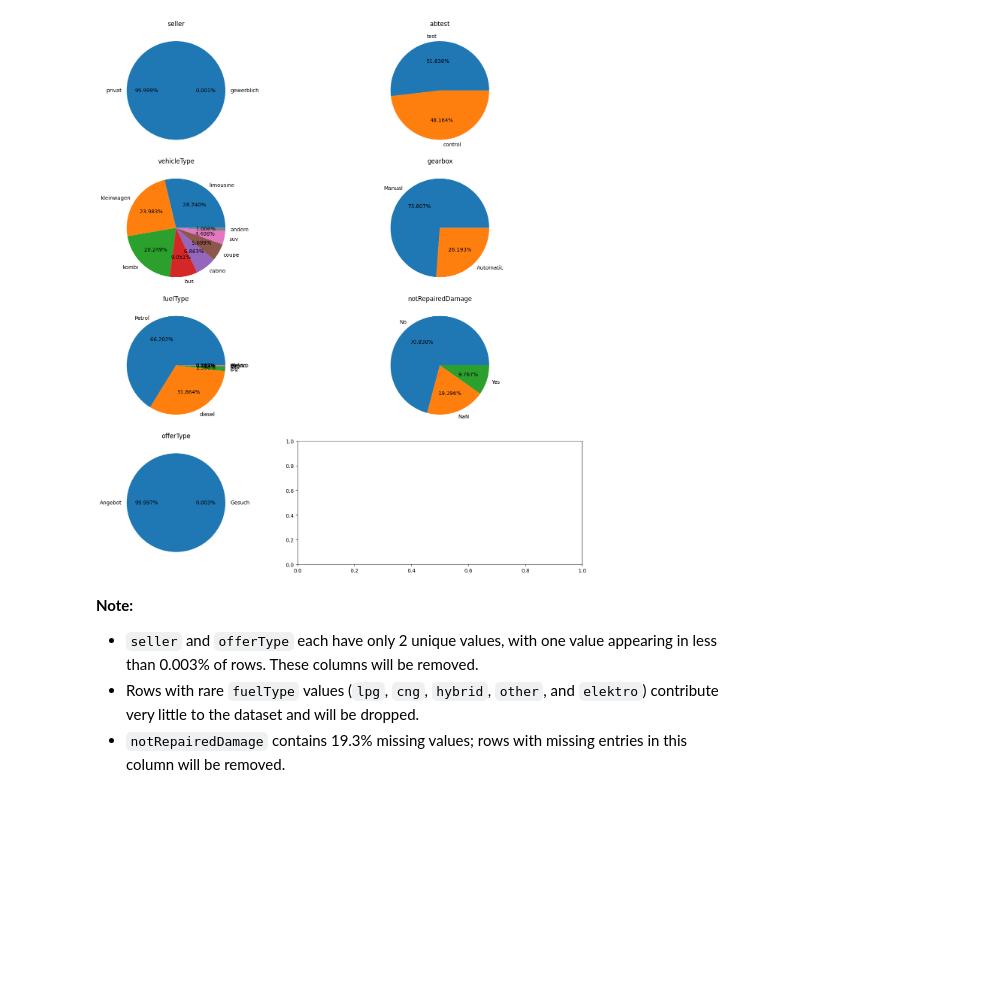
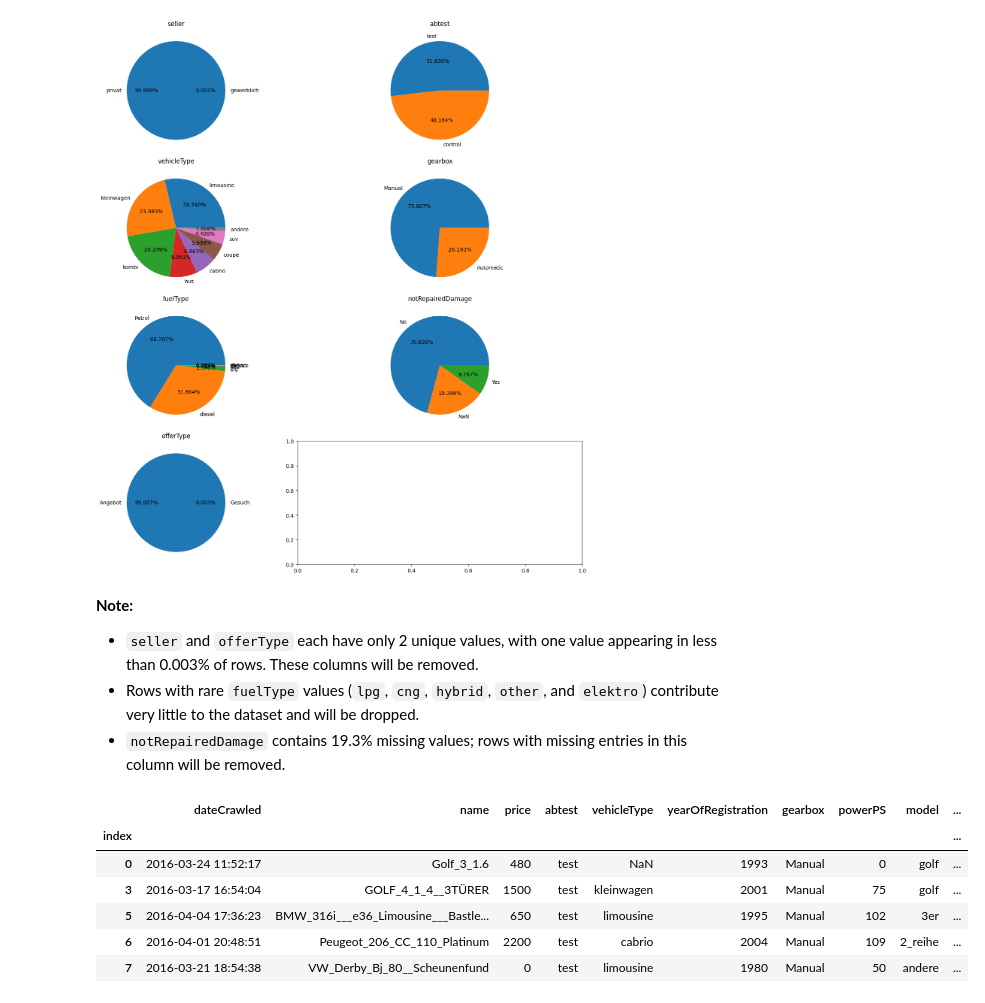
Before and after one commit to Prasadkurapati/CarDataAnalysis, a Jupyter notebook: script.ipynb, the cells around one changed output. Saved outputs shown, nothing was run; the diff lists cells and outputs as text; code cells hidden in the pictures; blank space fills up the shorter version.

```diff
--- a/script.ipynb
+++ b/script.ipynb
@@ -161,3 +161,21 @@ plt.show()
 - `seller` and `offerType` each have only 2 unique values, with one value appearing in less than 0.003% of rows. These columns will be removed.
 - Rows with rare `fuelType` values (`lpg`, `cng`, `hybrid`, `other`, and `elektro`) contribute very little to the dataset and will be dropped.
 - `notRepairedDamage` contains 19.3% missing values; rows with missing entries in this column will be removed.
+# %%
+# Drop the 'seller', 'offerType' columns
+df.drop('seller', axis=1, inplace=True)
+df.drop('offerType', axis=1, inplace=True)
+
+
+# Drop rows with feul type lpg, cng etc
+df = df[(df['fuelType'] == 'Petrol') | (df['fuelType'] == 'Diesel')]
+
+df.head()
+# %% [output]
+|  | dateCrawled | name | price | abtest | vehicleType | yearOfRegistration | gearbox | powerPS | model | ... |
+| index |  |  |  |  |  |  |  |  |  | ... |
+| 0 | 2016-03-24 11:52:17 | Golf_3_1.6 | 480 | test | NaN | 1993 | Manual | 0 | golf | ... |
+| 3 | 2016-03-17 16:54:04 | GOLF_4_1_4__3TÜRER | 1500 | test | kleinwagen | 2001 | Manual | 75 | golf | ... |
+| 5 | 2016-04-04 17:36:23 | BMW_316i___e36_Limousine___Bastle... | 650 | test | limousine | 1995 | Manual | 102 | 3er | ... |
+| 6 | 2016-04-01 20:48:51 | Peugeot_206_CC_110_Platinum | 2200 | test | cabrio | 2004 | Manual | 109 | 2_reihe | ... |
+| 7 | 2016-03-21 18:54:38 | VW_Derby_Bj_80__Scheunenfund | 0 | test | limousine | 1980 | Manual | 50 | andere | ... |
```
Also changed, not shown: parts of 12 cells of this notebook.
